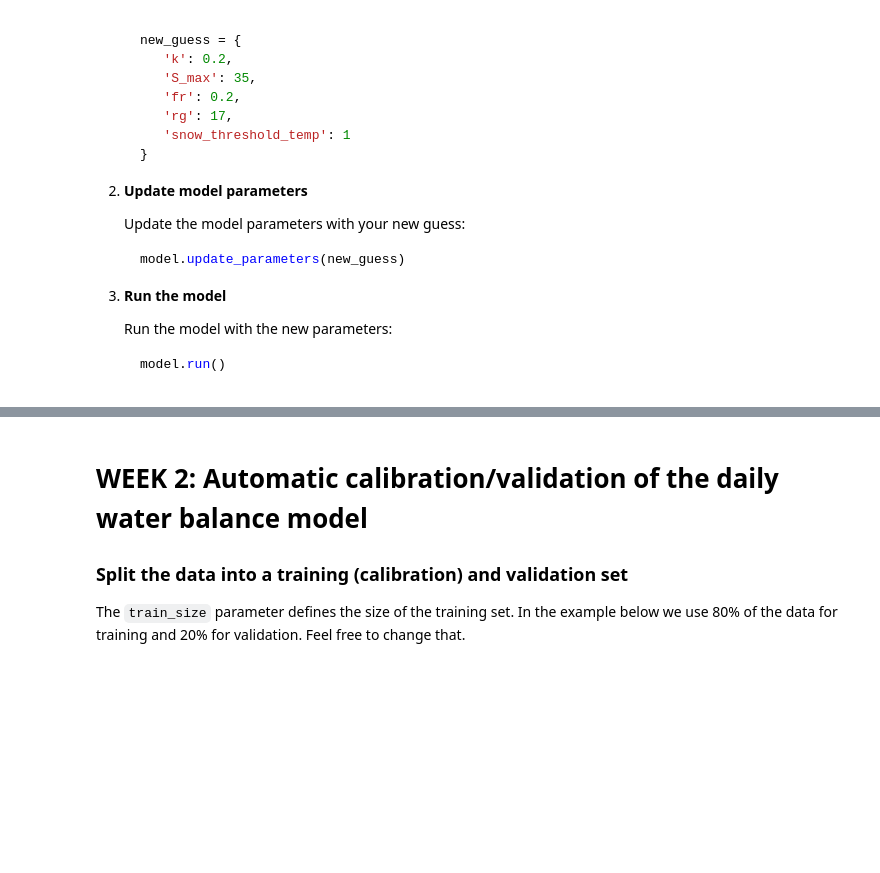
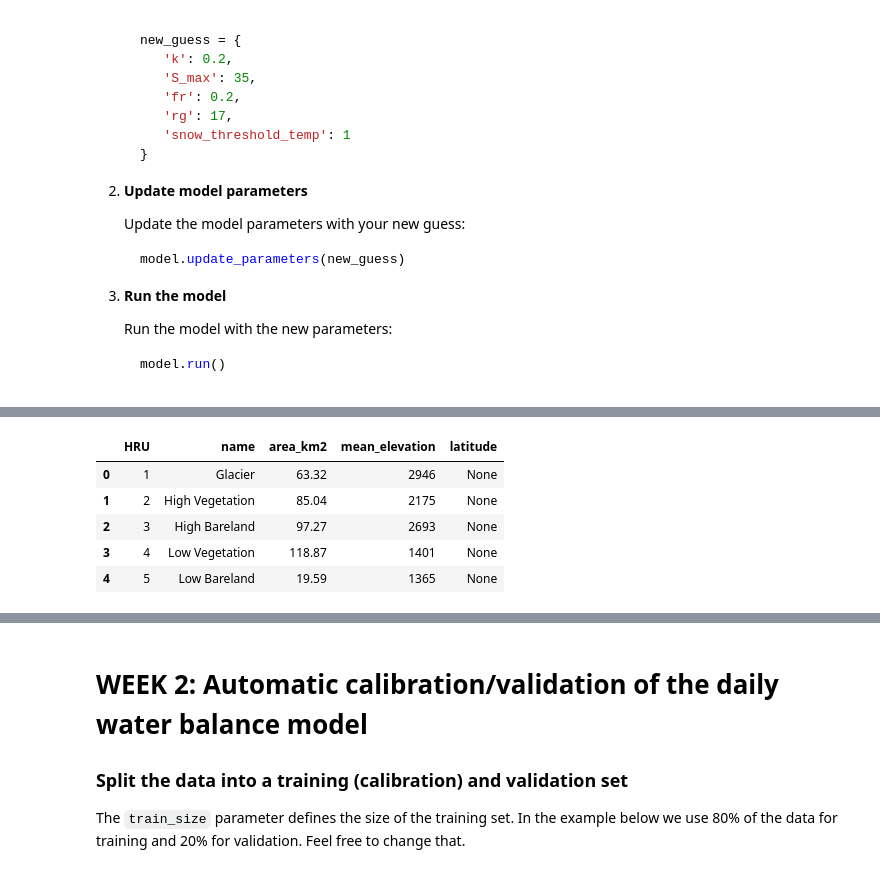
Before and after one commit to Uemac001/watershed_ex2, a Jupyter notebook: gsteig_run.ipynb, the cells around one changed output, grey strips where cells are left out. Saved outputs shown, nothing was run; the diff lists cells and outputs as text; code cells hidden in the pictures; blank space fills up the shorter version.

```diff
--- a/gsteig_run.ipynb
+++ b/gsteig_run.ipynb
@@ -331,0 +342,19 @@ Iteratively change the model parameters until you find a visually good fit. Inve
+# %%
+# HRU properties from Exercise 1 (team HRU table)
+hru_table = pd.DataFrame(
+    {
+        "HRU": [1, 2, 3, 4, 5],
+        "name": ["Glacier", "High Vegetation", "High Bareland", "Low Vegetation", "Low Bareland"],
+        "area_km2": [63.32, 85.04, 97.27, 118.87, 19.59],  # contributing area of each HRU [km^2]
+        "mean_elevation": [2946, 2175, 2693, 1401, 1365],  # HRU mean elevation [m.a.s.l.]
+        "latitude": [None, None, None, None, None],  # HRU centroid latitude [deg N] (optional: None = basin latitude)
+    }
+)
+hru_table
+# %% [output]
+|  | HRU | name | area_km2 | mean_elevation | latitude |
+| 0 | 1 | Glacier | 63.32 | 2946 | None |
+| 1 | 2 | High Vegetation | 85.04 | 2175 | None |
+| 2 | 3 | High Bareland | 97.27 | 2693 | None |
+| 3 | 4 | Low Vegetation | 118.87 | 1401 | None |
+| 4 | 5 | Low Bareland | 19.59 | 1365 | None |
```
Also changed, not shown: parts of 5 cells of this notebook.
